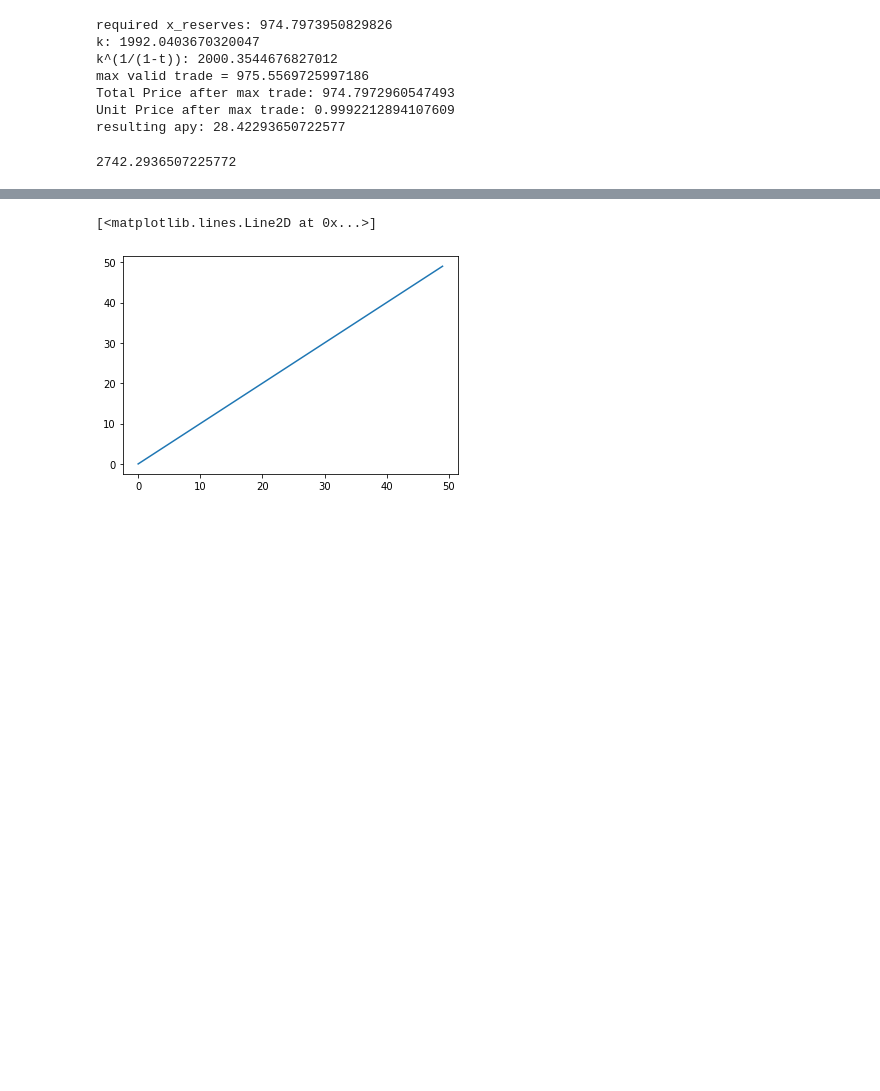
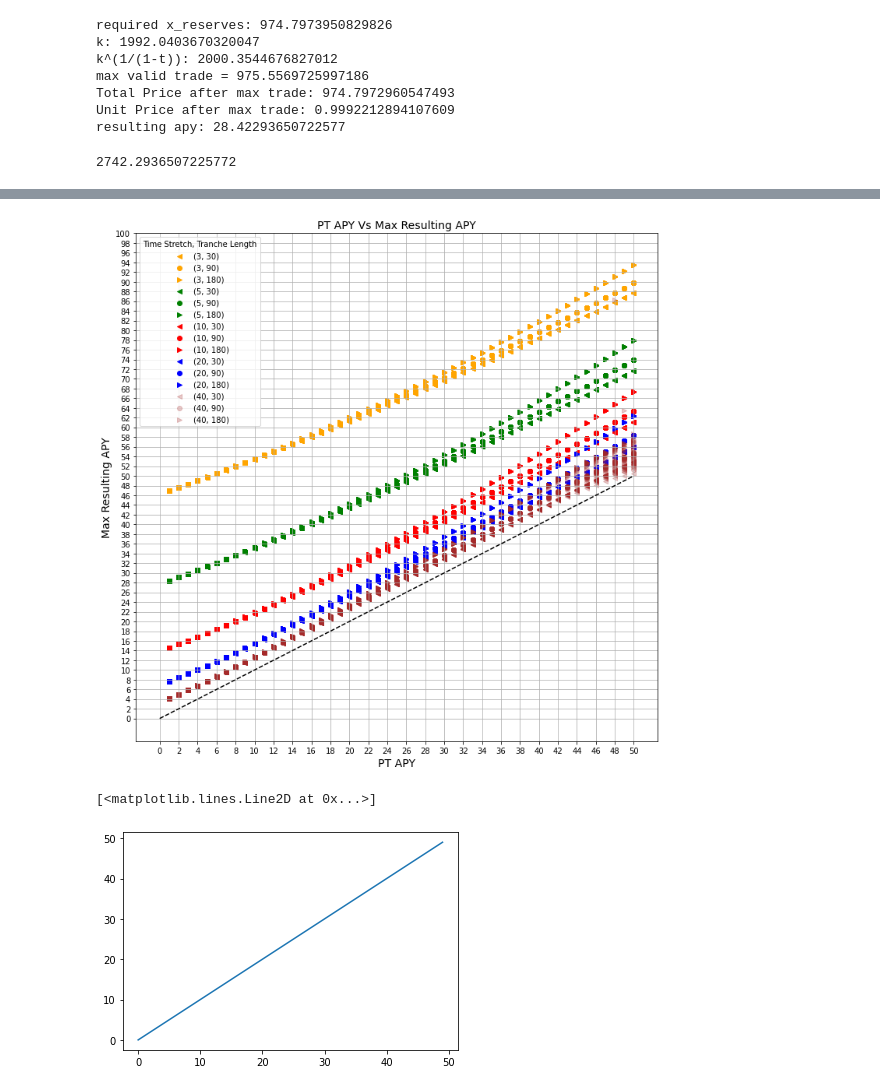
Before and after one commit to delvtech/agent0, a Jupyter notebook: limits_to_price_discovery.ipynb, the cells around one changed output, grey strips where cells are left out. Cells and saved outputs as stored; diff of their text form; code cells hidden in the pictures; blank space fills up the shorter version.

```diff
--- a/limits_to_price_discovery.ipynb
+++ b/limits_to_price_discovery.ipynb
@@ -595,3 +539,77 @@ plt.show()
+# %%
+import pandas as pd
+import matplotlib.pyplot as plt
+
+plt.subplots(figsize=(12,12))
+
+df_filtered = df[(df['time_stretch']==3) & (df['tranche_length']==30)]
+label=(df_filtered['time_stretch'].iloc[0],df_filtered['tranche_length'].iloc[0])
+plt.scatter(df_filtered['apy'], df_filtered['max_resulting_apy'], marker='<', color='orange',label=label)
+df_filtered = df[(df['time_stretch']==3) & (df['tranche_length']==90)]
+label=(df_filtered['time_stretch'].iloc[0],df_filtered['tranche_length'].iloc[0])
+plt.scatter(df_filtered['apy'], df_filtered['max_resulting_apy'], marker='o', color='orange',label=label)
+df_filtered = df[(df['time_stretch']==3) & (df['tranche_length']==180)]
+label=(df_filtered['time_stretch'].iloc[0],df_filtered['tranche_length'].iloc[0])
+plt.scatter(df_filtered['apy'], df_filtered['max_resulting_apy'], marker='>', color='orange',label=label)
+
+df_filtered = df[(df['time_stretch']==5) & (df['tranche_length']==30)]
+label=(df_filtered['time_stretch'].iloc[0],df_filtered['tranche_length'].iloc[0])
+plt.scatter(df_filtered['apy'], df_filtered['max_resulting_apy'], marker='<', color='green',label=label)
+df_filtered = df[(df['time_stretch']==5) & (df['tranche_length']==90)]
+label=(df_filtered['time_stretch'].iloc[0],df_filtered['tranche_length'].iloc[0])
+plt.scatter(df_filtered['apy'], df_filtered['max_resulting_apy'], marker='o', color='green',label=label)
+df_filtered = df[(df['time_stretch']==5) & (df['tranche_length']==180)]
+label=(df_filtered['time_stretch'].iloc[0],df_filtered['tranche_length'].iloc[0])
+plt.scatter(df_filtered['apy'], df_filtered['max_resulting_apy'], marker='>', color='green',label=label)
+
+df_filtered = df[(df['time_stretch']==10) & (df['tranche_length']==30)]
+label=(df_filtered['time_stretch'].iloc[0],df_filtered['tranche_length'].iloc[0])
+plt.scatter(df_filtered['apy'], df_filtered['max_resulting_apy'], marker='<', color='red',label=label)
+df_filtered = df[(df['time_stretch']==10) & (df['tranche_length']==90)]
+label=(df_filtered['time_stretch'].iloc[0],df_filtered['tranche_length'].iloc[0])
+plt.scatter(df_filtered['apy'], df_filtered['max_resulting_apy'], marker='o', color='red',label=label)
+df_filtered = df[(df['time_stretch']==10) & (df['tranche_length']==180)]
+label=(df_filtered['time_stretch'].iloc[0],df_filtered['tranche_length'].iloc[0])
+plt.scatter(df_filtered['apy'], df_filtered['max_resulting_apy'], marker='>', color='red',label=label)
+
+df_filtered = df[(df['time_stretch']==20) & (df['tranche_length']==30)]
+label=(df_filtered['time_stretch'].iloc[0],df_filtered['tranche_length'].iloc[0])
+plt.scatter(df_filtered['apy'], df_filtered['max_resulting_apy'], marker='<', color='blue',label=label)
+df_filtered = df[(df['time_stretch']==20) & (df['tranche_length']==90)]
+label=(df_filtered['time_stretch'].iloc[0],df_filtered['tranche_length'].iloc[0])
+plt.scatter(df_filtered['apy'], df_filtered['max_resulting_apy'], marker='o', color='blue',label=label)
+df_filtered = df[(df['time_stretch']==20) & (df['tranche_length']==180)]
+label=(df_filtered['time_stretch'].iloc[0],df_filtered['tranche_length'].iloc[0])
+plt.scatter(df_filtered['apy'], df_filtered['max_resulting_apy'], marker='>', color='blue',label=label)
+
+
+
+df_filtered = df[(df['time_stretch']==40) & (df['tranche_length']==30)]
+label=(df_filtered['time_stretch'].iloc[0],df_filtered['tranche_length'].iloc[0])
+plt.scatter(df_filtered['apy'], df_filtered['max_resulting_apy'], marker='<',color='brown',alpha=.25,label=label)
+df_filtered = df[(df['time_stretch']==40) & (df['tranche_length']==90)]
+label=(df_filtered['time_stretch'].iloc[0],df_filtered['tranche_length'].iloc[0])
+plt.scatter(df_filtered['apy'], df_filtered['max_resulting_apy'], marker='o',color='brown',alpha=.25,label=label)
+df_filtered = df[(df['time_stretch']==40) & (df['tranche_length']==180)]
+label=(df_filtered['time_stretch'].iloc[0],df_filtered['tranche_length'].iloc[0])
+plt.scatter(df_filtered['apy'], df_filtered['max_resulting_apy'], marker='>',color='brown',alpha=.25,label=label)
+
+
+plt.title('PT APY Vs Max Resulting APY', fontsize=14)
+plt.xlabel('PT APY', fontsize=14)
+plt.ylabel('Max Resulting APY', fontsize=14)
+plt.grid(True)
+plt.legend(title="Time Stretch, Tranche Length")
+x = np.arange(0,51,1)
+y = x
+plt.plot(x, y, '--', color="black")
+plt.yticks(np.arange(0,101, 2))
+plt.xticks(np.arange(0,51, 2))
+plt.show()
+
+### This tells me that yield bearing asset APY does have an affect on Max % APY Change
+# %% [output]
+[figure, added]
 # %%
 x = np.arange(0,50,1)
 y = x
```
Also changed, not shown: parts of 8 cells of this notebook, 1 other file.
